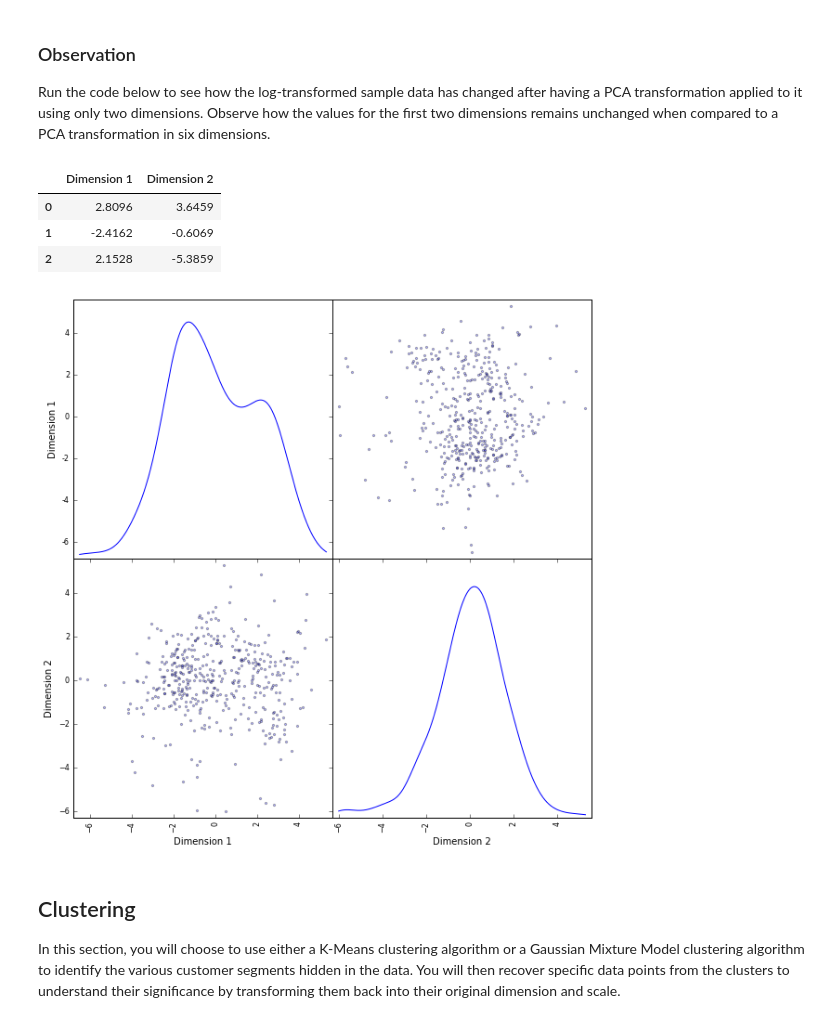
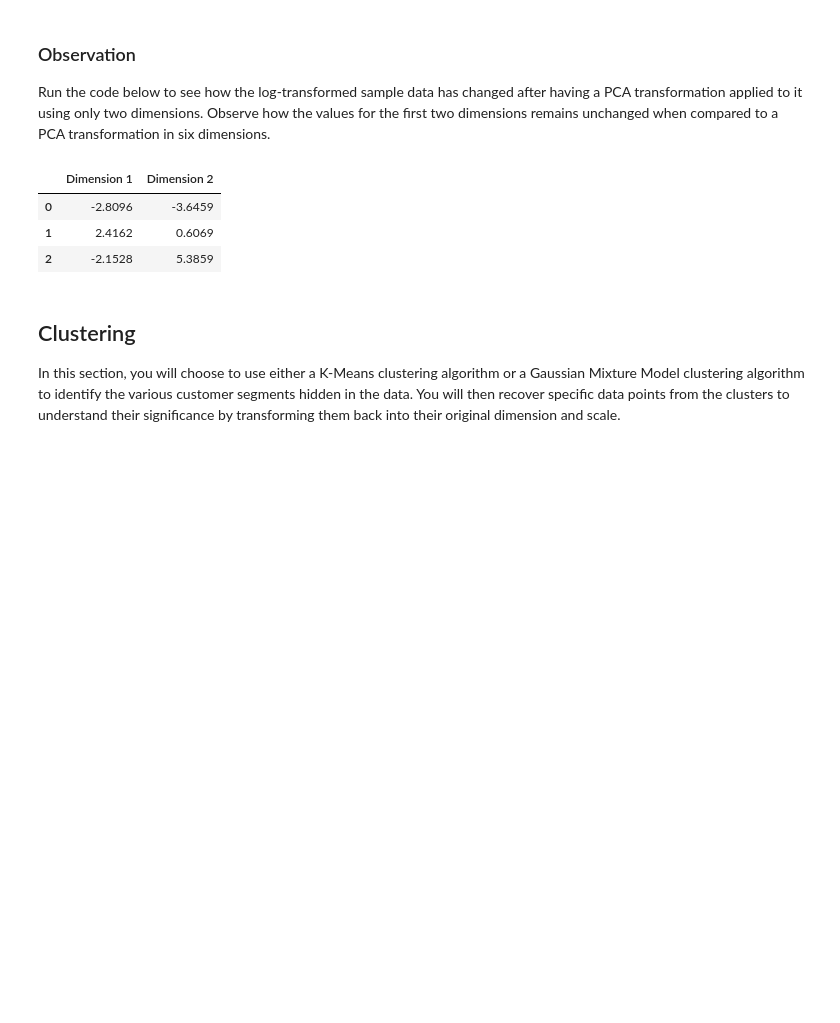
Before and after one commit to prad2807/Udacity, a Jupyter notebook: udacity-MLND-master/creating_customer_segments/customer_segments.ipynb, the cells around one changed output. Cells and saved outputs as stored; diff of their text form; code cells hidden in the pictures; blank space fills up the shorter version.

```diff
--- a/udacity-MLND-master/creating_customer_segments/customer_segments.ipynb
+++ b/udacity-MLND-master/creating_customer_segments/customer_segments.ipynb
@@ -465,21 +465,20 @@ reduced_data = pd.DataFrame(reduced_data, columns = ['Dimension 1', 'Dimension 2
 ### Observation
 Run the code below to see how the log-transformed sample data has changed after having a PCA transformation applied to it using only two dimensions. Observe how the values for the first two dimensions remains unchanged when compared to a PCA transformation in six dimensions.
 # %%
-# Display sample log-data after applying PCA transformation in two dimensions
-#display(pd.DataFrame(np.round(pca_samples, 4), columns = ['Dimension 1', 'Dimension 2']))
-
-
 # Display sample log-data after applying PCA transformation in two dimensions
 display(pd.DataFrame(np.round(pca_samples, 4), columns = ['Dimension 1', 'Dimension 2']))
 
-# scatter plot of reduced features
-pd.scatter_matrix(reduced_data, alpha = 0.3, figsize = (10,10), diagonal = 'kde');
+
+# # Display sample log-data after applying PCA transformation in two dimensions
+# display(pd.DataFrame(np.round(pca_samples, 4), columns = ['Dimension 1', 'Dimension 2']))
+
+# # scatter plot of reduced features
+# pd.scatter_matrix(reduced_data, alpha = 0.3, figsize = (10,10), diagonal = 'kde');
 # %% [output]
 |  | Dimension 1 | Dimension 2 |
-| 0 | 2.8096 | 3.6459 |
-| 1 | -2.4162 | -0.6069 |
-| 2 | 2.1528 | -5.3859 |
+| 0 | -2.8096 | -3.6459 |
+| 1 | 2.4162 | 0.6069 |
+| 2 | -2.1528 | 5.3859 |
-[figure, removed]
 # %% [markdown]
 ## Clustering
 
```
Also changed, not shown: parts of 6 cells of this notebook, 1 other file.
